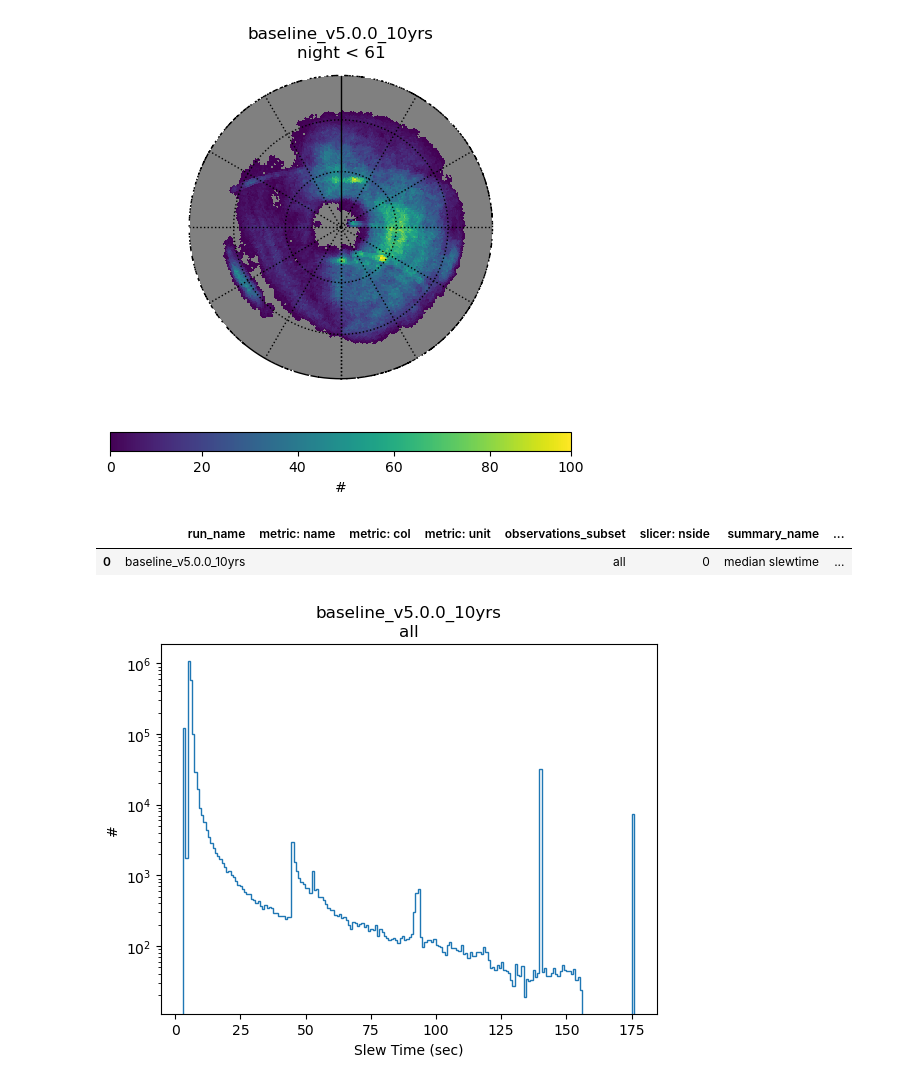
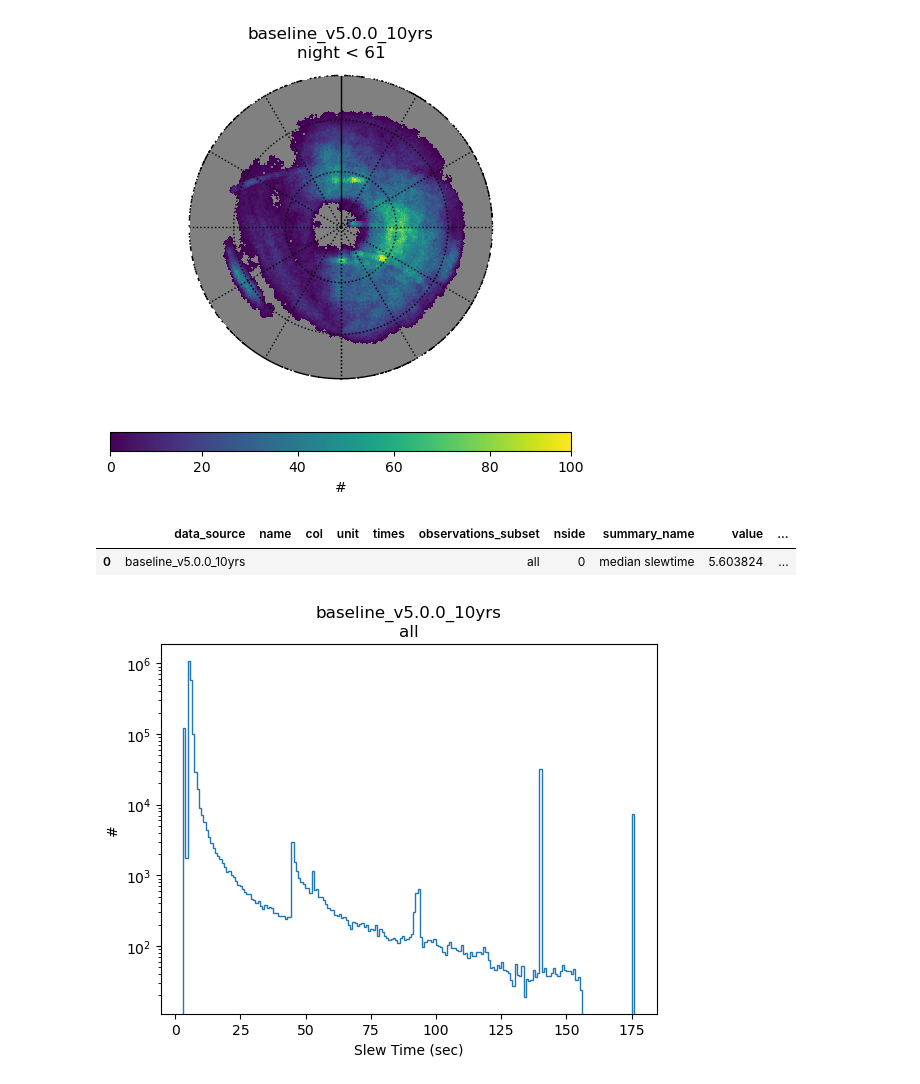
Before and after one commit to lsst/rubin_sim_notebooks, a Jupyter notebook: splat/splat_basics.ipynb, the cells around one changed output. Drawn from its saved outputs; the diff is of its cells as text; code cells hidden in the pictures.

```diff
--- a/splat/splat_basics.ipynb
+++ b/splat/splat_basics.ipynb
@@ -21,7 +21,7 @@ from os.path import basename
 # %%
 # Read in the current baseline simulation
 db_file = get_baseline()
-run_name = basename(db_file).replace('.db', '')
+data_source = basename(db_file).replace('.db', '')
 con = sqlite3.connect(db_file)
 df = pd.read_sql('select * from observations;', con)
 con.close()
@@ -109,14 +109,14 @@ fig = pl(hp_array)
 [figure]
 # %%
 # If we want the median slewtime
-info = {"run_name": run_name, "observations_subset": "all"}
+info = {"data_source": data_source, "observations_subset": "all"}
 summary_row = splat.gen_summary_row(info, "median slewtime", np.median(visits_array["slewTime"]))
 sr = pd.Series(summary_row).to_frame().T
 # save the stat result
 fig_saver.save_stats(sr)
 sr
 # %% [output]
-|  | run_name | metric: name | metric: col | metric: unit | observations_subset | slicer: nside | summary_name | ... |
-| 0 | baseline_v5.0.0_10yrs |  |  |  | all | 0 | median slewtime | ... |
+|  | data_source | name | col | unit | times | observations_subset | nside | summary_name | value | ... |
+| 0 | baseline_v5.0.0_10yrs |  |  |  |  | all | 0 | median slewtime | 5.603824 | ... |
 # %%
 # Plot a histogram of slewtimes
```
Also changed, not shown: parts of 24 cells of this notebook.
